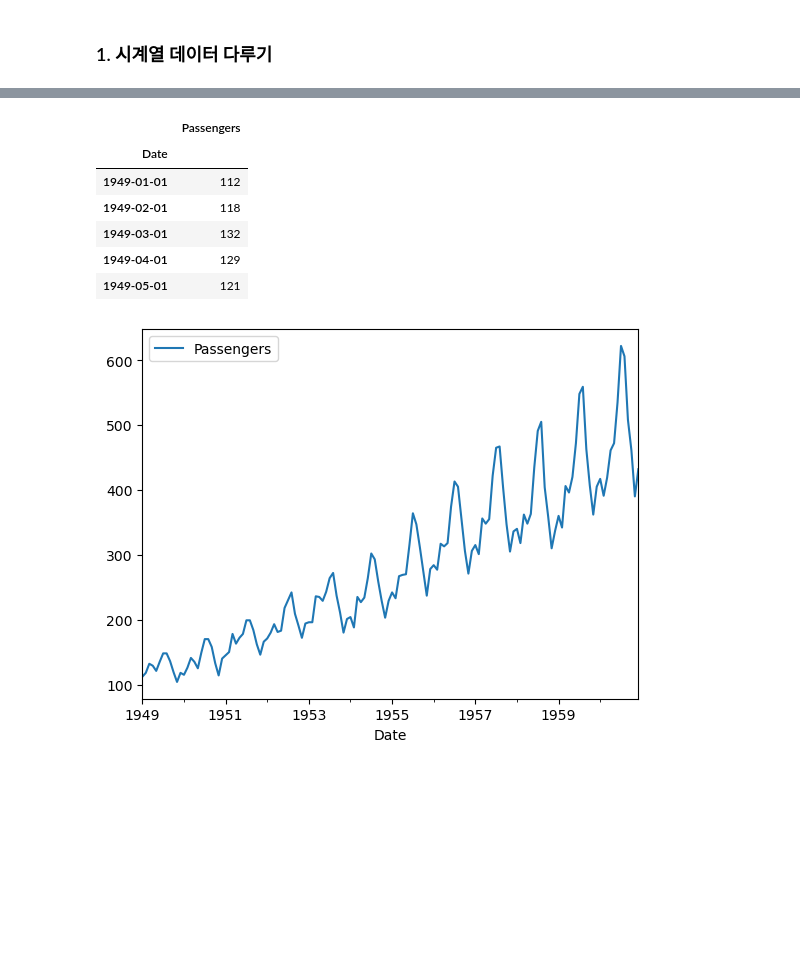
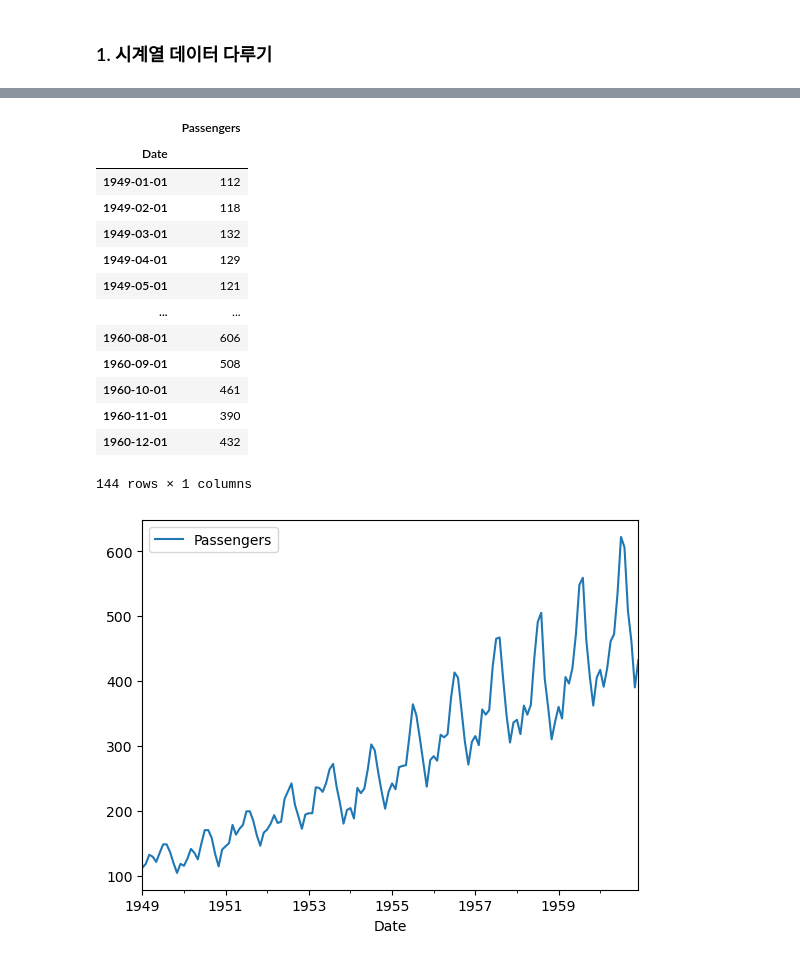
Before and after one commit to Je-Hyeon/FRstudy, a Jupyter notebook: 학기중_스터디/week6_뜯어고쳐야함/6주차스터디_수업.ipynb, the cells around one changed output, grey strips where cells are left out. Saved outputs shown, nothing was run; the diff lists cells and outputs as text; code cells hidden in the pictures; blank space fills up the shorter version.

```diff
--- a/학기중_스터디/week6_뜯어고쳐야함/6주차스터디_수업.ipynb
+++ b/학기중_스터디/week6_뜯어고쳐야함/6주차스터디_수업.ipynb
@@ -119,16 +189,25 @@ Name: Close, Length: 988, dtype: float64
 # %%
 # 데이터 불러오기
-air = pd.read_csv("https://raw.githubusercontent.com/PracticalTimeSeriesAnalysis/BookRepo/master/Ch02/data/AirPassengers.csv",
-                  names=['Date', 'Passengers'], index_col=0, parse_dates=True)
-air.head()
+url = "https://raw.githubusercontent.com/PracticalTimeSeriesAnalysis/BookRepo/master/Ch02/data/AirPassengers.csv"
+air = pd.read_csv(url, names=['Date', 'Passengers'],
+                  index_col=0, parse_dates=True)
+
+air
 # %% [output]
 |  | Passengers |
 | Date |  |
 | 1949-01-01 | 112 |
 | 1949-02-01 | 118 |
 | 1949-03-01 | 132 |
 | 1949-04-01 | 129 |
 | 1949-05-01 | 121 |
+| ... | ... |
+| 1960-08-01 | 606 |
+| 1960-09-01 | 508 |
+| 1960-10-01 | 461 |
+| 1960-11-01 | 390 |
+| 1960-12-01 | 432 |
+144 rows × 1 columns
 # %%
 air.plot();
 # %% [output]
```
Also changed, not shown: parts of 50 cells of this notebook, 10 other files.
